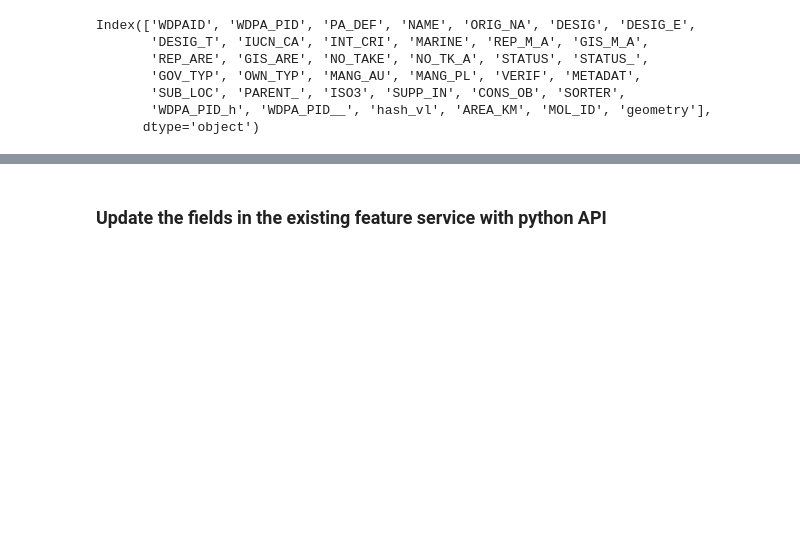
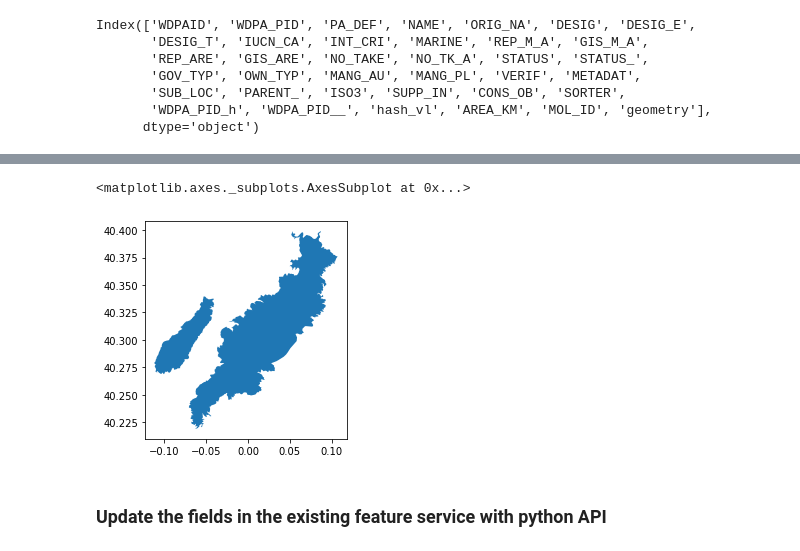
Before and after one commit to Vizzuality/he-scratchfolder, a Jupyter notebook: Precalculated_AOI_tables.ipynb, the cells around one changed output, grey strips where cells are left out. Drawn from its saved outputs; the diff is of its cells as text; code cells hidden in the pictures; blank space fills up the shorter version.

```diff
--- a/Precalculated_AOI_tables.ipynb
+++ b/Precalculated_AOI_tables.ipynb
@@ -1134,0 +1233,10 @@ gdf = gdf.set_crs('EPSG:4326')
+# %%
+### Save zip of original file with less fields
+wdpa = scott[['WDPAID','MOL_ID','NAME','ORIG_NA','GOV_TYP','DESIG','DESIG_E','STATUS','DESIG_T','IUCN_CA','ISO3','AREA_KM','geometry']]
+with tempfile.TemporaryDirectory() as temp_dir:
+    temp_dir = Path(temp_dir)
+    localFile = '../../HALF_EARTH/WDPA_FILTERED_20210615_FILTERED_nomarine_with_oecm_wdpa_selected_fields'
+
+    wdpa.to_file(filename=temp_dir, driver='ESRI Shapefile')
+    archiveFile = shutil.make_archive(localFile, 'zip', temp_dir)
+    #shutil.rmtree(temp_dir) ### failed
@@ -1160,2 +1289,7 @@ Index(['WDPAID', 'WDPA_PID', 'PA_DEF', 'NAME', 'ORIG_NA', 'DESIG', 'DESIG_E',
+# %%
+wdpa[wdpa['MOL_ID']==211877.0].plot()
+# %% [output]
+<matplotlib.axes._subplots.AxesSubplot at 0x...>
+[figure, added]
 # %%
 gdf = gdf.merge(scott[['ORIG_NA','GOV_TYP','MOL_ID']], on ='MOL_ID')
```
Also changed, not shown: parts of 24 cells of this notebook.
